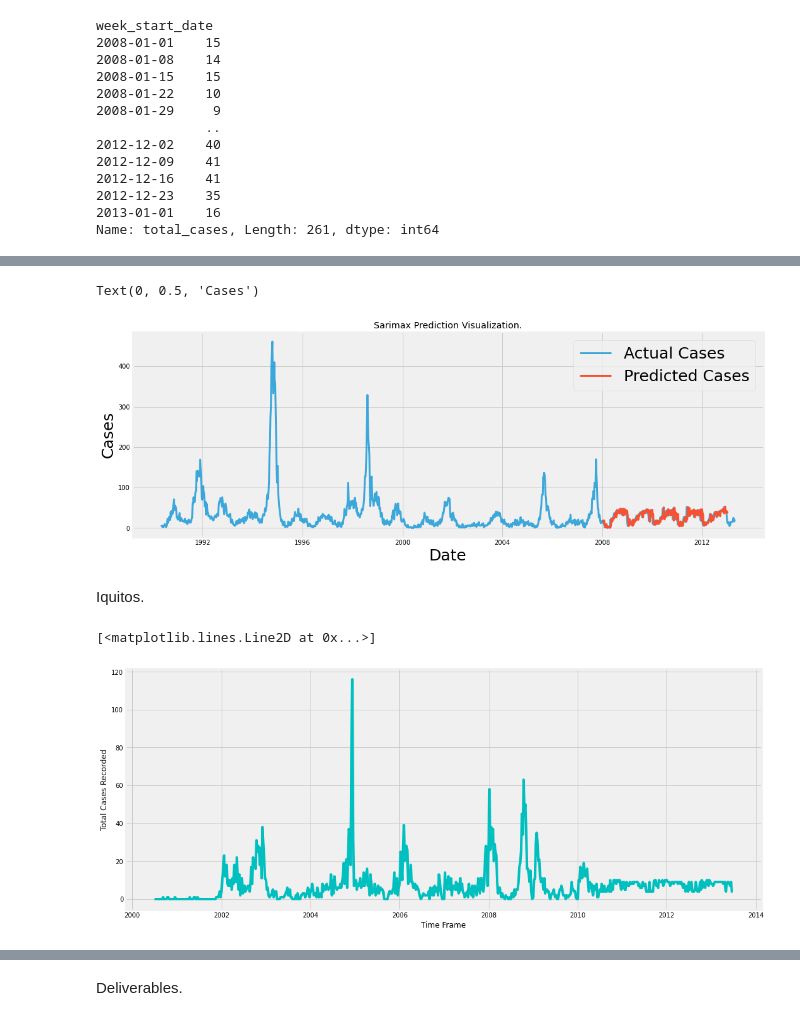
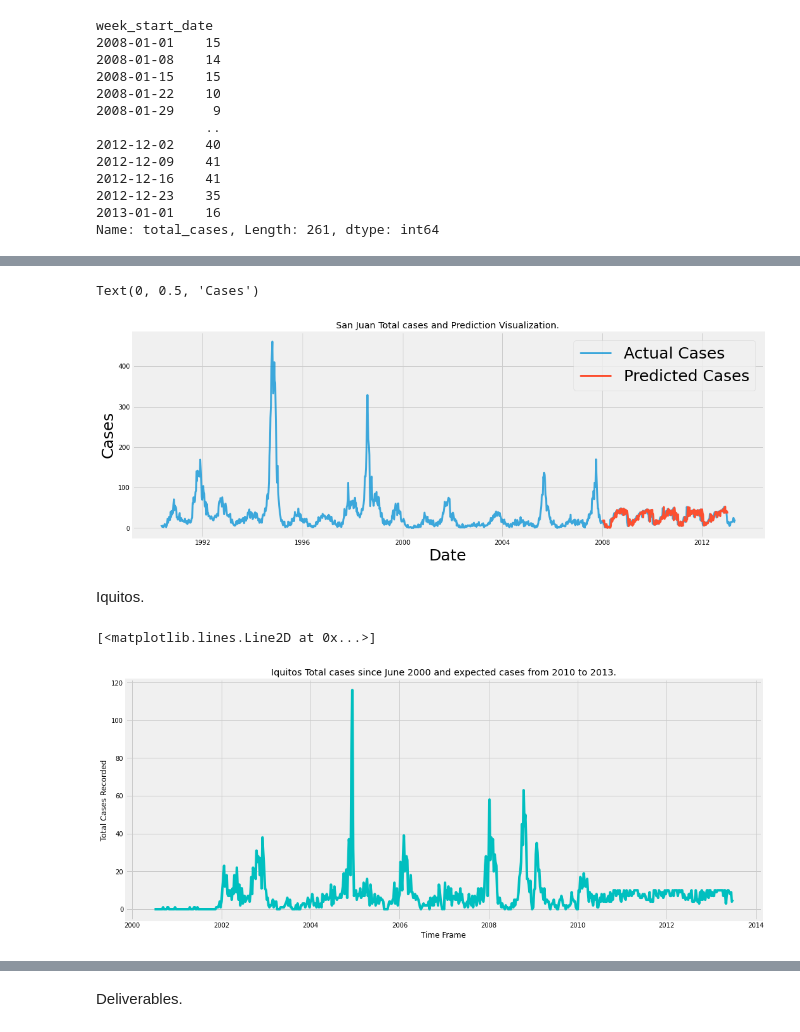
Before and after one commit to Mjcherono/Final_disease_prediction, a Jupyter notebook: final_disease_Spread.ipynb, the cells around one changed output, grey strips where cells are left out. Saved outputs shown, nothing was run; the diff lists cells and outputs as text; code cells hidden in the pictures.

```diff
--- a/final_disease_Spread.ipynb
+++ b/final_disease_Spread.ipynb
@@ -2067,25 +2073,26 @@ plt.plot(df_sj.index[:1196], sj_new['total_cases'], label = 'Actual Cases', line
 plt.plot(df_sj.index[920:1181], predictions_sarimax, label = 'Predicted Cases', linewidth = 3)
 
 plt.legend(fontsize=25)
-plt.title('Sarimax Prediction Visualization.')
+plt.title('San Juan Total cases and Prediction Visualization.')
 plt.xlabel('Date', fontsize = 25)
 plt.ylabel('Cases', fontsize = 25)
 # %% [output]
 Text(0, 0.5, 'Cases')
-[figure, old version]
+[figure, new version]
 # %% [markdown]
 Iquitos.
 # %%
 #Data Exploration
 plt.figure(figsize=(16,7))
 fig = plt.figure(1)
 ax1 = fig.add_subplot(111)
 ax1.set_xlabel('Time Frame')
 ax1.set_ylabel('Total Cases Recorded')
+plt.title('Iquitos Total cases since June 2000 and expected cases from 2010 to 2013.')
 ax1.plot(ts1, color='c')
 # %% [output]
 [<matplotlib.lines.Line2D at 0x...>]
-[figure, old version]
+[figure, new version]
 # %%
 #Tuned SARIMAX model
 from statsmodels.tsa.stattools import acf, pacf
```
Also changed, not shown: parts of 44 cells of this notebook.
